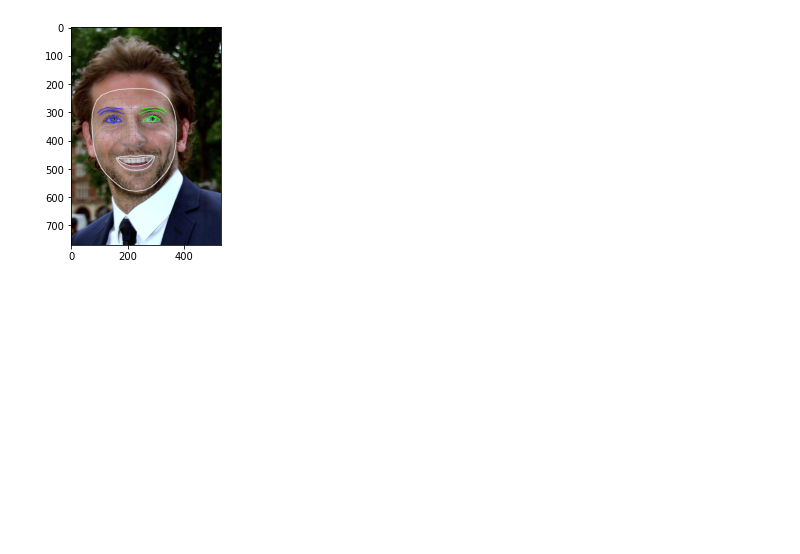
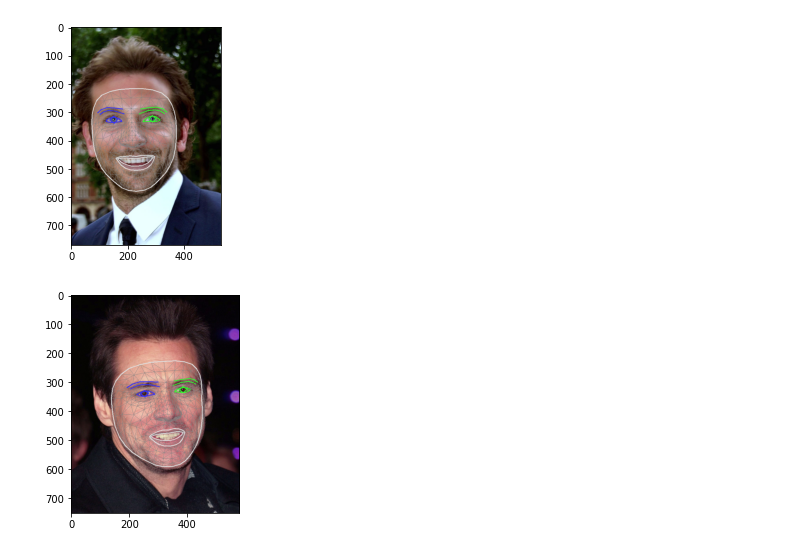
Before and after one commit to SWM13-EveryonePick/everyonepick-ai, a Jupyter notebook: Face Mesh Application using OpenCV and mediapipe.ipynb, the cells around one changed output. Drawn from its saved outputs; the diff is of its cells as text; code cells hidden in the pictures; blank space fills up the shorter version.

Commit message:
[PICK-39] ADD: mediapipe facemesh를 이용해서 destination 얼굴 특징점 검출하는 코드 추가

```diff
--- a/Face Mesh Application using OpenCV and mediapipe.ipynb
+++ b/Face Mesh Application using OpenCV and mediapipe.ipynb
@@ -113,45 +113,50 @@ with mp_face_mesh.FaceMesh(
 # %% [output]
 [figure]
 # %%
-
-drawing_spec = mp_drawing.DrawingSpec(thickness=1, circle_radius=1)
+# source 얼굴 특징점 검출
 with mp_face_mesh.FaceMesh(
     static_image_mode=True,
     max_num_faces=1,
     refine_landmarks=True,
     min_detection_confidence=0.5) as face_mesh:
-  for idx, file in enumerate(IMAGE_FILES):
-    image = cv2.imread(file)
-    image = image[:,:, ::-1]
 
     # Convert the BGR image to RGB before processing.
-    results = face_mesh.process(cv2.cvtColor(image, cv2.COLOR_BGR2RGB))
+    results = face_mesh.process(cv2.cvtColor(image2, cv2.COLOR_BGR2RGB))
     # Print and draw face mesh landmarks on the image.
-    if not results.multi_face_landmarks:
-      continue
-    annotated_image = image.copy()
+    annotated_image = image2.copy()
     for face_landmarks in results.multi_face_landmarks:
-      print('face_landmarks:', face_landmarks)
-      mp_drawing.draw_landmarks(
-          image=annotated_image,
-          landmark_list=face_landmarks,
-          connections=mp_face_mesh.FACEMESH_TESSELATION,
-          landmark_drawing_spec=None,
-          connection_drawing_spec=mp_drawing_styles
-          .get_default_face_mesh_tesselation_style())
-      mp_drawing.draw_landmarks(
-          image=annotated_image,
-          landmark_list=face_landmarks,
-          connections=mp_face_mesh.FACEMESH_CONTOURS,
-          landmark_drawing_spec=None,
-          connection_drawing_spec=mp_drawing_styles
-          .get_default_face_mesh_contours_style())
-      mp_drawing.draw_landmarks(
-          image=annotated_image,
-          landmark_list=face_landmarks,
-          connections=mp_face_mesh.FACEMESH_IRISES,
-          landmark_drawing_spec=None,
-          connection_drawing_spec=mp_drawing_styles
-          .get_default_face_mesh_iris_connections_style())
-    plt.imshow(annotated_image)
-#     cv2.imwrite('./result/annotated_image' + str(idx) + '.png', annotated_image)
+        landmarks_points2 = []
+        for n in range(0, 468):
+            x = face_landmarks.landmark[n].x
+            y = face_landmarks.landmark[n].y
+            landmarks_points2.append((x,y))
+        mp_drawing.draw_landmarks(
+            image=annotated_image,
+            landmark_list=face_landmarks,
+            connections=mp_face_mesh.FACEMESH_TESSELATION,
+            landmark_drawing_spec=None,
+            connection_drawing_spec=mp_drawing_styles
+            .get_default_face_mesh_tesselation_style())
+        mp_drawing.draw_landmarks(
+            image=annotated_image,
+            landmark_list=face_landmarks,
+            connections=mp_face_mesh.FACEMESH_CONTOURS,
+            landmark_drawing_spec=None,
+            connection_drawing_spec=mp_drawing_styles
+            .get_default_face_mesh_contours_style())
+        mp_drawing.draw_landmarks(
+            image=annotated_image,
+            landmark_list=face_landmarks,
+            connections=mp_face_mesh.FACEMESH_IRISES,
+            landmark_drawing_spec=None,
+            connection_drawing_spec=mp_drawing_styles
+            .get_default_face_mesh_iris_connections_style())
+        plt.imshow(annotated_image)
+
+
+        points2 = np.array(landmarks_points2, np.int32)
+
+        # 얼굴 특징점 경계선 추출
+        convexhull2 = cv2.convexHull(points2)
+# %% [output]
+[figure, added]
```
